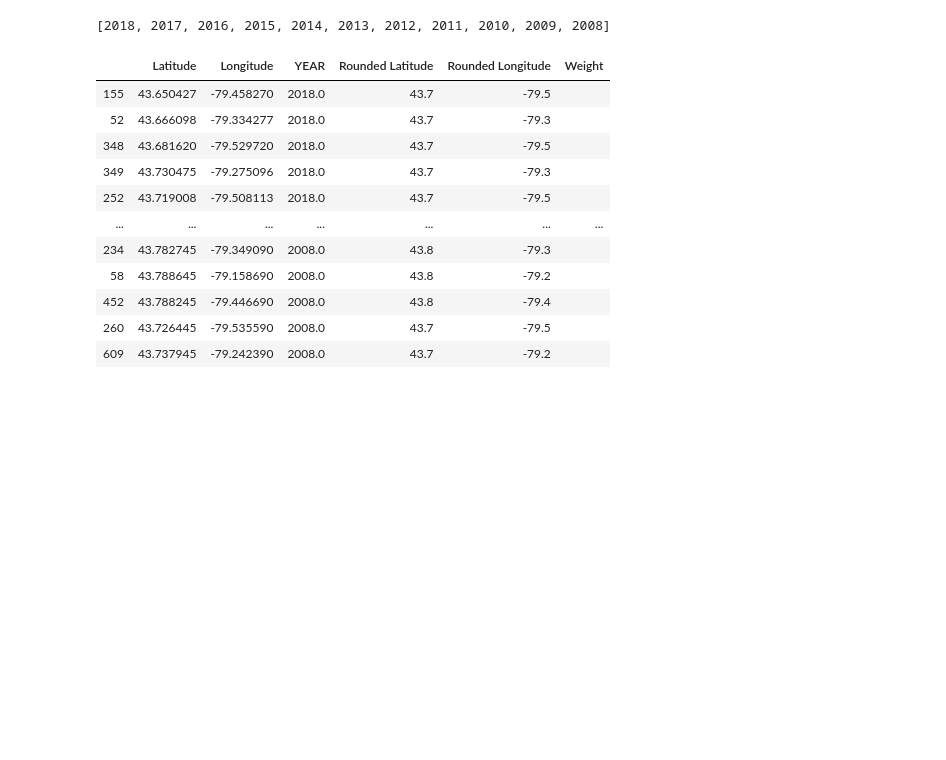
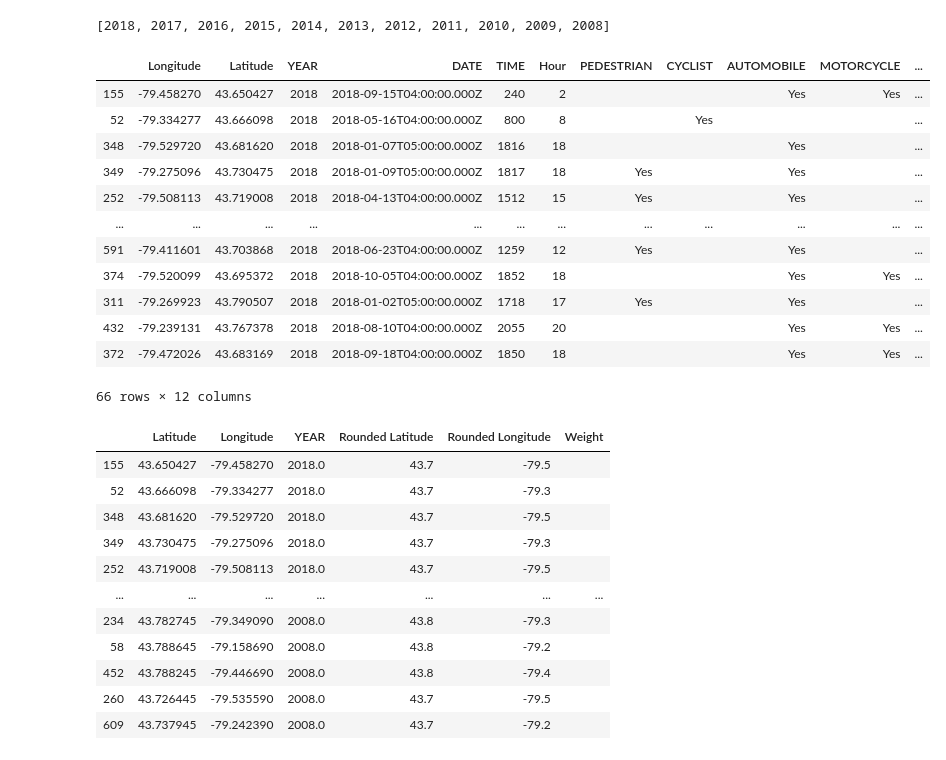
Before and after one commit to nupurgupta5292/SES-vs-Fatal-Road-Collisions, a Jupyter notebook: toronto_data.ipynb, the cells around one changed output. Cells and saved outputs as stored; diff of their text form; code cells hidden in the pictures; blank space fills up the shorter version.

```diff
--- a/toronto_data.ipynb
+++ b/toronto_data.ipynb
@@ -125,6 +143,22 @@ year_eleven=dfs[7]
 year_ten=dfs[8]
 year_nine=dfs[9]
 year_eight=dfs[10]
+# %%
+year_eighteen
+# %% [output]
+|  | Longitude | Latitude | YEAR | DATE | TIME | Hour | PEDESTRIAN | CYCLIST | AUTOMOBILE | MOTORCYCLE | ... |
+| 155 | -79.458270 | 43.650427 | 2018 | 2018-09-15T04:00:00.000Z | 240 | 2 |  |  | Yes | Yes | ... |
+| 52 | -79.334277 | 43.666098 | 2018 | 2018-05-16T04:00:00.000Z | 800 | 8 |  | Yes |  |  | ... |
+| 348 | -79.529720 | 43.681620 | 2018 | 2018-01-07T05:00:00.000Z | 1816 | 18 |  |  | Yes |  | ... |
+| 349 | -79.275096 | 43.730475 | 2018 | 2018-01-09T05:00:00.000Z | 1817 | 18 | Yes |  | Yes |  | ... |
+| 252 | -79.508113 | 43.719008 | 2018 | 2018-04-13T04:00:00.000Z | 1512 | 15 | Yes |  | Yes |  | ... |
+| ... | ... | ... | ... | ... | ... | ... | ... | ... | ... | ... | ... |
+| 591 | -79.411601 | 43.703868 | 2018 | 2018-06-23T04:00:00.000Z | 1259 | 12 | Yes |  | Yes |  | ... |
+| 374 | -79.520099 | 43.695372 | 2018 | 2018-10-05T04:00:00.000Z | 1852 | 18 |  |  | Yes | Yes | ... |
+| 311 | -79.269923 | 43.790507 | 2018 | 2018-01-02T05:00:00.000Z | 1718 | 17 | Yes |  | Yes |  | ... |
+| 432 | -79.239131 | 43.767378 | 2018 | 2018-08-10T04:00:00.000Z | 2055 | 20 |  |  | Yes | Yes | ... |
+| 372 | -79.472026 | 43.683169 | 2018 | 2018-09-18T04:00:00.000Z | 1850 | 18 |  |  | Yes | Yes | ... |
+66 rows × 12 columns
 # %%
 # use google maps to create heat map
 gmaps.configure(api_key=g_key)
```
Also changed, not shown: parts of 5 cells of this notebook.
